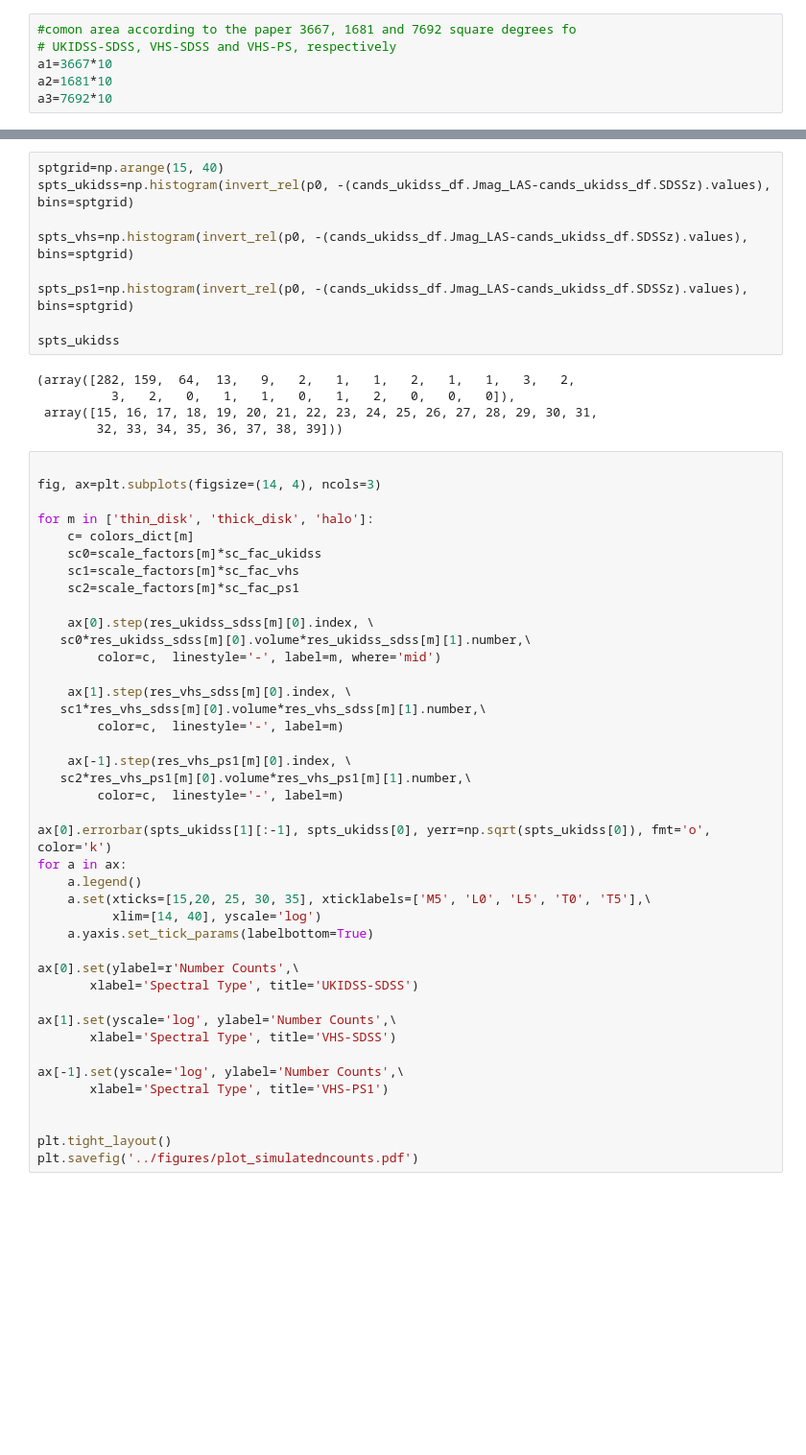
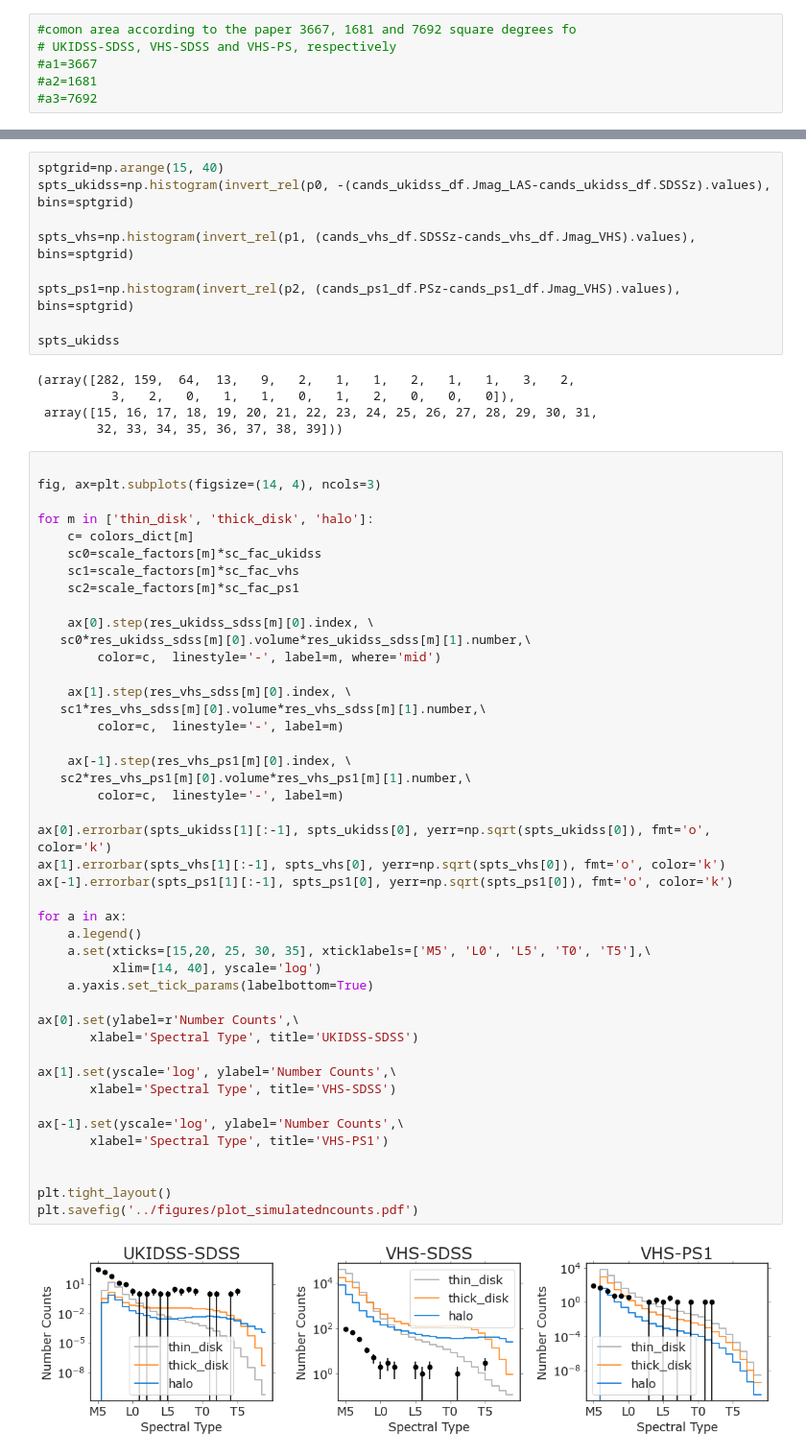
Before and after one commit to caganze/lsstsims, a Jupyter notebook: notebooks/Lodieu VHS, SDSS paper.ipynb, the cells around one changed output, grey strips where cells are left out. Shown: that part at 96% size. Drawn from its saved outputs; the diff is of its cells as text; blank space fills up the shorter version.

```diff
--- a/notebooks/Lodieu VHS, SDSS paper.ipynb
+++ b/notebooks/Lodieu VHS, SDSS paper.ipynb
@@ -340,9 +340,9 @@ a2=(len(t3)/len(ra.to(u.degree)[mask_vhs_sdss]))*\
 # %%
 #comon area according to the paper 3667, 1681 and 7692 square degrees fo
 # UKIDSS-SDSS, VHS-SDSS and VHS-PS, respectively
-a1=3667*10
-a2=1681*10
-a3=7692*10
+#a1=3667
+#a2=1681
+#a3=7692
 # %%
 print ('area UKIDSS-SDSS', a0)
 print ('area VHS-SDSS', a1)
@@ -551,9 +547,9 @@ p2=POLYNOMIALS['colors_spt']['subdwarfs']['PANSTARRS_ZandVISTA_J']
 sptgrid=np.arange(15, 40)
 spts_ukidss=np.histogram(invert_rel(p0, -(cands_ukidss_df.Jmag_LAS-cands_ukidss_df.SDSSz).values), bins=sptgrid)
 
-spts_vhs=np.histogram(invert_rel(p0, -(cands_ukidss_df.Jmag_LAS-cands_ukidss_df.SDSSz).values), bins=sptgrid)
+spts_vhs=np.histogram(invert_rel(p1, (cands_vhs_df.SDSSz-cands_vhs_df.Jmag_VHS).values), bins=sptgrid)
 
-spts_ps1=np.histogram(invert_rel(p0, -(cands_ukidss_df.Jmag_LAS-cands_ukidss_df.SDSSz).values), bins=sptgrid)
+spts_ps1=np.histogram(invert_rel(p2, (cands_ps1_df.PSz-cands_ps1_df.Jmag_VHS).values), bins=sptgrid)
 
 spts_ukidss
 # %% [output]
@@ -575,30 +571,35 @@ for m in ['thin_disk', 'thick_disk', 'halo']:
    sc0*res_ukidss_sdss[m][0].volume*res_ukidss_sdss[m][1].number,\
         color=c,  linestyle='-', label=m, where='mid')
 
     ax[1].step(res_vhs_sdss[m][0].index, \
    sc1*res_vhs_sdss[m][0].volume*res_vhs_sdss[m][1].number,\
         color=c,  linestyle='-', label=m)
 
     ax[-1].step(res_vhs_ps1[m][0].index, \
    sc2*res_vhs_ps1[m][0].volume*res_vhs_ps1[m][1].number,\
         color=c,  linestyle='-', label=m)
 
 ax[0].errorbar(spts_ukidss[1][:-1], spts_ukidss[0], yerr=np.sqrt(spts_ukidss[0]), fmt='o', color='k')
+ax[1].errorbar(spts_vhs[1][:-1], spts_vhs[0], yerr=np.sqrt(spts_vhs[0]), fmt='o', color='k')
+ax[-1].errorbar(spts_ps1[1][:-1], spts_ps1[0], yerr=np.sqrt(spts_ps1[0]), fmt='o', color='k')
+
 for a in ax:
     a.legend()
     a.set(xticks=[15,20, 25, 30, 35], xticklabels=['M5', 'L0', 'L5', 'T0', 'T5'],\
           xlim=[14, 40], yscale='log')
     a.yaxis.set_tick_params(labelbottom=True)
 
 ax[0].set(ylabel=r'Number Counts',\
        xlabel='Spectral Type', title='UKIDSS-SDSS')
 
 ax[1].set(yscale='log', ylabel='Number Counts',\
        xlabel='Spectral Type', title='VHS-SDSS')
 
 ax[-1].set(yscale='log', ylabel='Number Counts',\
        xlabel='Spectral Type', title='VHS-PS1')
 
 
 plt.tight_layout()
 plt.savefig('../figures/plot_simulatedncounts.pdf')
+# %% [output]
+[figure, added]
```
Also changed, not shown: parts of 23 cells of this notebook, 9 other files.
